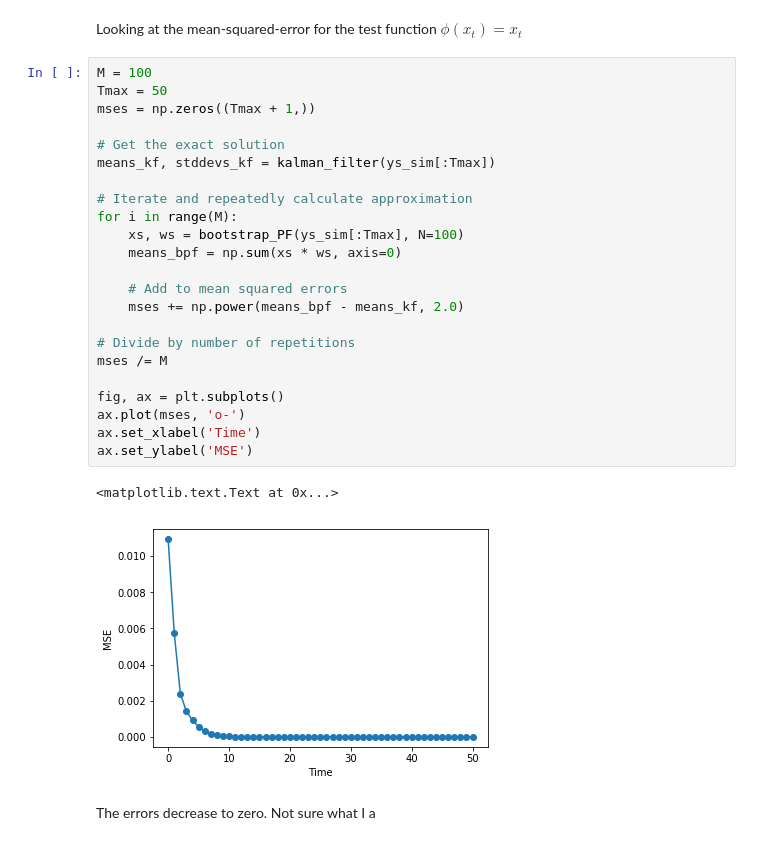
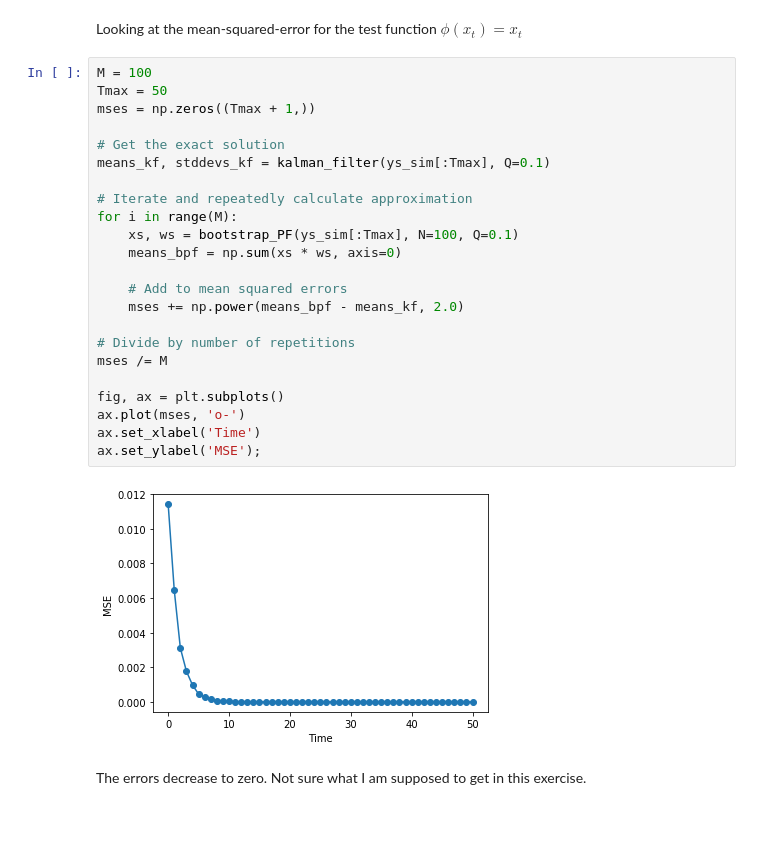
Before and after one commit to cyianor/smc2017, a Jupyter notebook: solutions/code/Python/fheld/exII.ipynb, the cells around one changed output. Saved outputs shown, nothing was run; the diff lists cells and outputs as text.

```diff
--- a/solutions/code/Python/fheld/exII.ipynb
+++ b/solutions/code/Python/fheld/exII.ipynb
@@ -462,28 +481,27 @@ Looking at the mean-squared-error for the test function $\phi(x_t) = x_t$
 # %%
 M = 100
 Tmax = 50
 mses = np.zeros((Tmax + 1,))
 
 # Get the exact solution
-means_kf, stddevs_kf = kalman_filter(ys_sim[:Tmax])
+means_kf, stddevs_kf = kalman_filter(ys_sim[:Tmax], Q=0.1)
 
 # Iterate and repeatedly calculate approximation
 for i in range(M):
-    xs, ws = bootstrap_PF(ys_sim[:Tmax], N=100)
+    xs, ws = bootstrap_PF(ys_sim[:Tmax], N=100, Q=0.1)
     means_bpf = np.sum(xs * ws, axis=0)
 
     # Add to mean squared errors
     mses += np.power(means_bpf - means_kf, 2.0)
 
 # Divide by number of repetitions
 mses /= M
 
 fig, ax = plt.subplots()
 ax.plot(mses, 'o-')
 ax.set_xlabel('Time')
-ax.set_ylabel('MSE')
+ax.set_ylabel('MSE');
 # %% [output]
-<matplotlib.text.Text at 0x...>
-[figure, old version]
+[figure, new version]
 # %% [markdown]
-The errors decrease to zero. Not sure what I a
+The errors decrease to zero. Not sure what I am supposed to get in this exercise.
```
Also changed, not shown: parts of 6 cells of this notebook.
